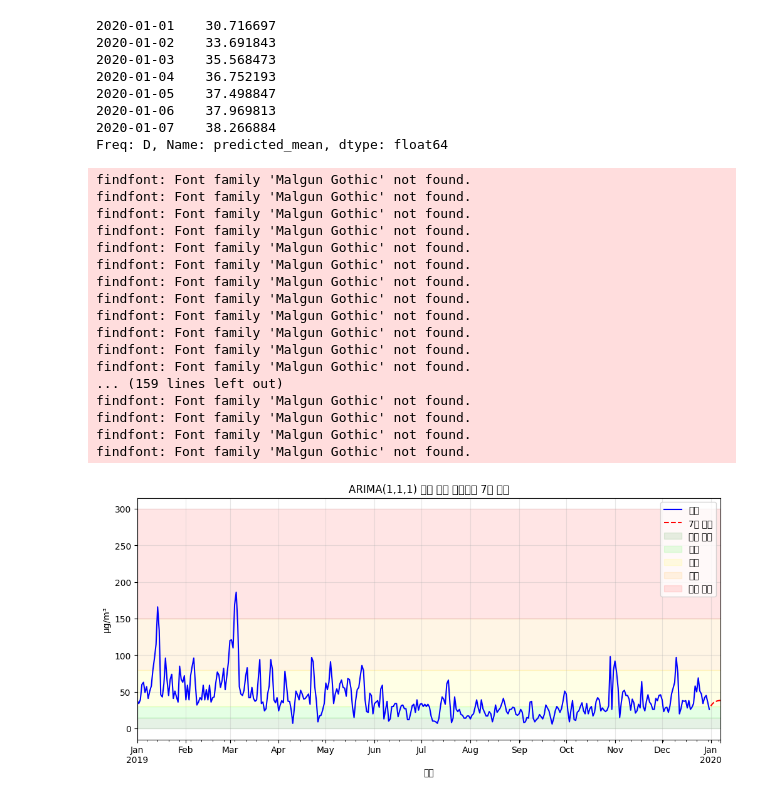
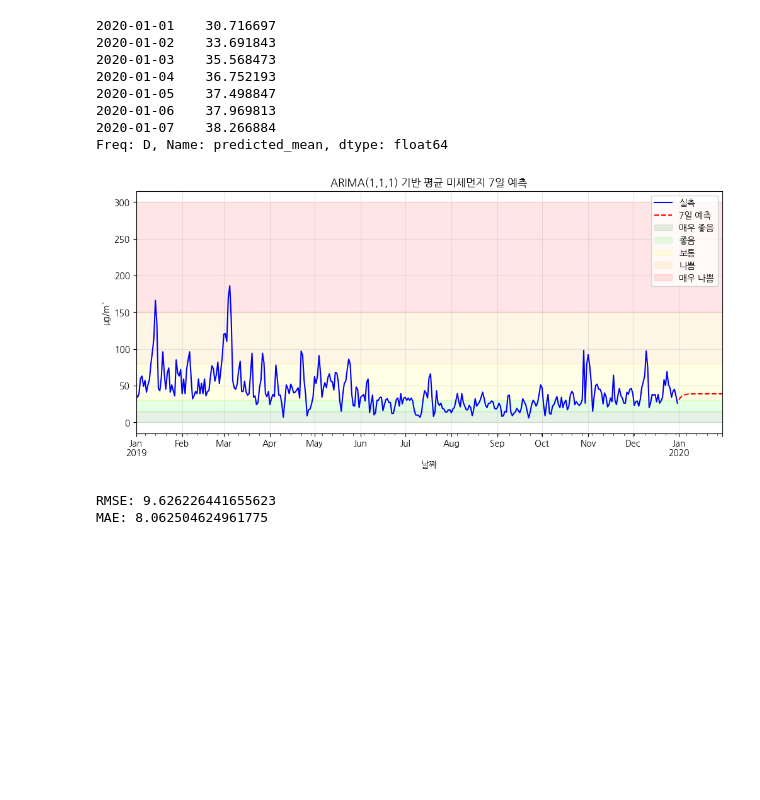
Before and after one commit to MaroChoi/Handong_bigdata_Quiz2_-22200756, a Jupyter notebook: Quiz.ipynb, the cells around one changed output. Drawn from its saved outputs; the diff is of its cells as text; code cells hidden in the pictures; blank space fills up the shorter version.

```diff
--- a/Quiz.ipynb
+++ b/Quiz.ipynb
@@ -3,6 +3,9 @@ import pandas as pd
 import matplotlib.pyplot as plt
 from statsmodels.tsa.arima.model import ARIMA
 from statsmodels.tsa.stattools import adfuller
+import matplotlib.pyplot as plt
+plt.rcParams['font.family'] = 'NanumGothic'
+plt.rcParams['axes.unicode_minus'] = False
 
 # 데이터 불러오기
 df = pd.read_excel('서울대기오염_2019.xlsx')
@@ -45,43 +48,43 @@ forecast
 2020-01-07    38.266884
 Freq: D, Name: predicted_mean, dtype: float64
 # %%
-import matplotlib.pyplot as plt
-
-plt.rcParams['font.family'] = 'Malgun Gothic'   # Windows
-
 plt.figure(figsize=(12, 5))
 pm_series.plot(label='실측', color='blue')
 forecast.plot(label='7일 예측', color='red', linestyle='--')
 plt.title('ARIMA(1,1,1) 기반 평균 미세먼지 7일 예측')
 plt.xlabel('날짜')
 plt.ylabel('μg/m³')
 
 # 등급별 구간 색깔 채우기
 plt.axhspan(0, 15, color='green', alpha=0.1, label='매우 좋음')
 plt.axhspan(15, 30, color='lime', alpha=0.1, label='좋음')
 plt.axhspan(30, 80, color='yellow', alpha=0.1, label='보통')
 plt.axhspan(80, 150, color='orange', alpha=0.1, label='나쁨')
 plt.axhspan(150, 300, color='red', alpha=0.1, label='매우 나쁨')
 
 plt.legend()
 plt.grid(alpha=0.3)
 plt.show()
 # %% [output]
-findfont: Font family 'Malgun Gothic' not found.
-findfont: Font family 'Malgun Gothic' not found.
-findfont: Font family 'Malgun Gothic' not found.
-findfont: Font family 'Malgun Gothic' not found.
-findfont: Font family 'Malgun Gothic' not found.
-findfont: Font family 'Malgun Gothic' not found.
-findfont: Font family 'Malgun Gothic' not found.
-findfont: Font family 'Malgun Gothic' not found.
-findfont: Font family 'Malgun Gothic' not found.
-findfont: Font family 'Malgun Gothic' not found.
-findfont: Font family 'Malgun Gothic' not found.
-findfont: Font family 'Malgun Gothic' not found.
-... (159 lines left out)
-findfont: Font family 'Malgun Gothic' not found.
-findfont: Font family 'Malgun Gothic' not found.
-findfont: Font family 'Malgun Gothic' not found.
-findfont: Font family 'Malgun Gothic' not found.
-[figure, old version]
+[figure, new version]
+# %%
+# 모델 학습 확인
+
+from sklearn.metrics import mean_squared_error, mean_absolute_error
+import numpy as np
+
+# 예: 마지막 7일 제외하고 학습
+train = pm_series[:-7]
+test = pm_series[-7:]
+
+model = ARIMA(train, order=(1,1,1)).fit()
+pred = model.forecast(steps=7)
+
+rmse = np.sqrt(mean_squared_error(test, pred))
+mae = mean_absolute_error(test, pred)
+
+print("RMSE:", rmse)
+print("MAE:", mae)
+# %% [output]
+RMSE: 9.626226441655623
+MAE: 8.062504624961775
```
Also changed, not shown: 1 other file.
